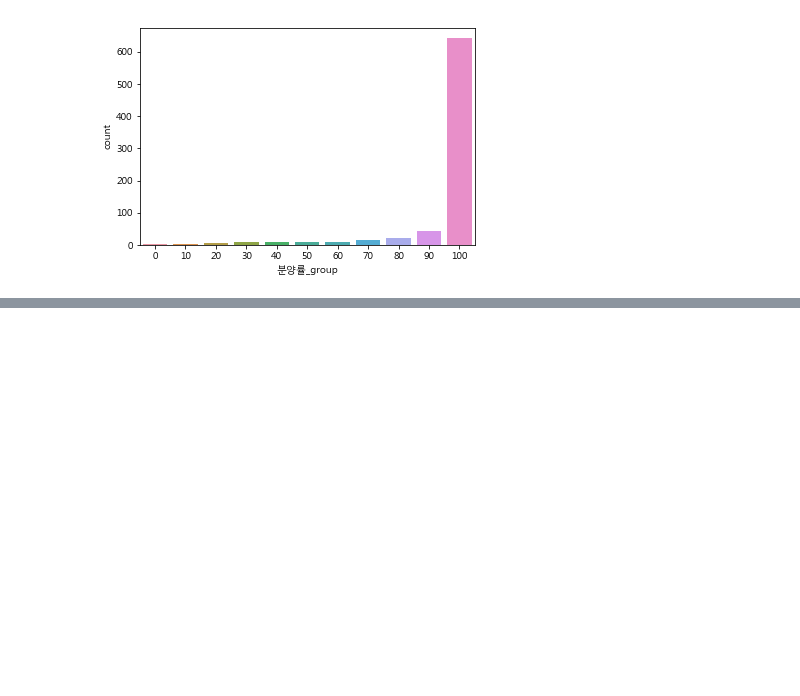
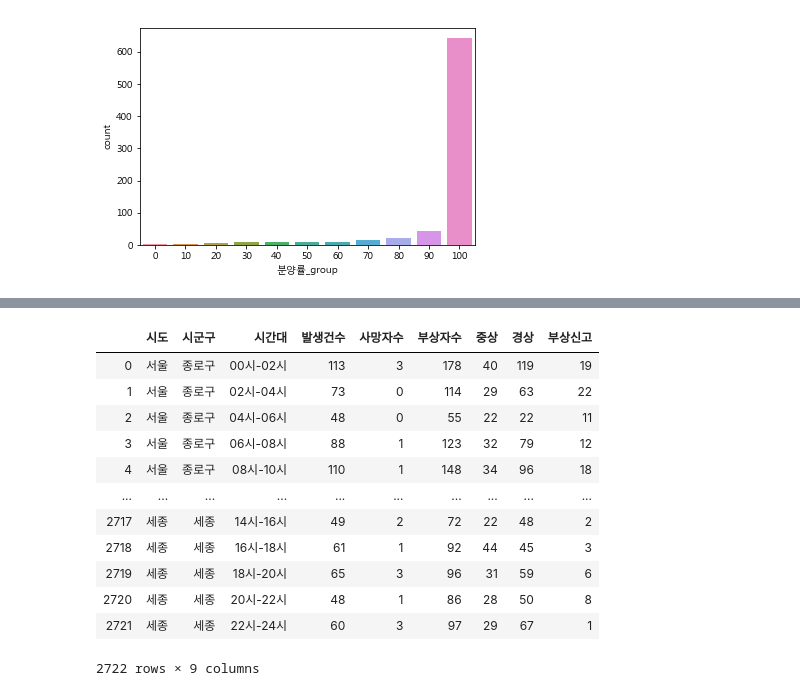
Before and after one commit to gloryle/ARTISTS, a Jupyter notebook: 1128_jy_제조업체수-교통사고=음주운전.ipynb, the cells around one changed output, grey strips where cells are left out. Cells and saved outputs as stored; diff of their text form; code cells hidden in the pictures; blank space fills up the shorter version.

```diff
--- a/1128_jy_제조업체수-교통사고=음주운전.ipynb
+++ b/1128_jy_제조업체수-교통사고=음주운전.ipynb
@@ -75,0 +69,22 @@ Name: 분양률_group, Length: 774, dtype: int64
+# %%
+가해운전자연령층별 = pd.read_csv(path+'도로교통공단_시도_시군구별_가해운전자_연령층별_교통사고(2015).csv', encoding='cp949')
+도로형태별 = pd.read_csv(path+'도로교통공단_시도_시군구별_도로형태별_교통사고(2015).csv', encoding='cp949')
+사고유형별 = pd.read_csv(path+'도로교통공단_시도_시군구별_사고유형별_교통사고(2015).csv', encoding='cp949')
+시간대별 = pd.read_csv(path+'도로교통공단_시도_시군구별_시간대별_교통사고(2015).csv', encoding='cp949')
+월별 = pd.read_csv(path+'도로교통공단_시도_시군구별_월별_교통사고(2015).csv', encoding='cp949')
+# %%
+시간대별
+# %% [output]
+|  | 시도 | 시군구 | 시간대 | 발생건수 | 사망자수 | 부상자수 | 중상 | 경상 | 부상신고 |
+| 0 | 서울 | 종로구 | 00시-02시 | 113 | 3 | 178 | 40 | 119 | 19 |
+| 1 | 서울 | 종로구 | 02시-04시 | 73 | 0 | 114 | 29 | 63 | 22 |
+| 2 | 서울 | 종로구 | 04시-06시 | 48 | 0 | 55 | 22 | 22 | 11 |
+| 3 | 서울 | 종로구 | 06시-08시 | 88 | 1 | 123 | 32 | 79 | 12 |
+| 4 | 서울 | 종로구 | 08시-10시 | 110 | 1 | 148 | 34 | 96 | 18 |
+| ... | ... | ... | ... | ... | ... | ... | ... | ... | ... |
+| 2717 | 세종 | 세종 | 14시-16시 | 49 | 2 | 72 | 22 | 48 | 2 |
+| 2718 | 세종 | 세종 | 16시-18시 | 61 | 1 | 92 | 44 | 45 | 3 |
+| 2719 | 세종 | 세종 | 18시-20시 | 65 | 3 | 96 | 31 | 59 | 6 |
+| 2720 | 세종 | 세종 | 20시-22시 | 48 | 1 | 86 | 28 | 50 | 8 |
+| 2721 | 세종 | 세종 | 22시-24시 | 60 | 3 | 97 | 29 | 67 | 1 |
+2722 rows × 9 columns
```
Also changed, not shown: parts of 9 cells of this notebook.
